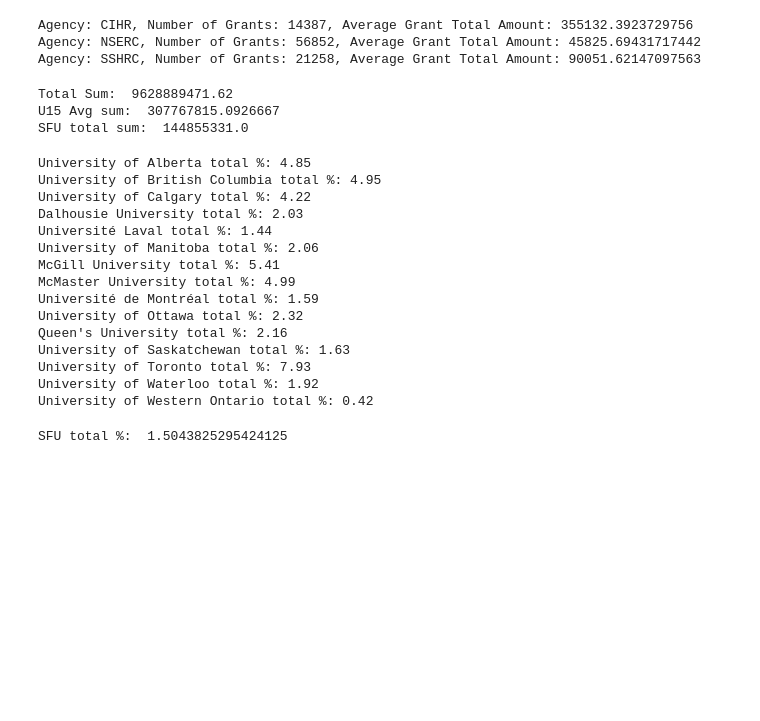
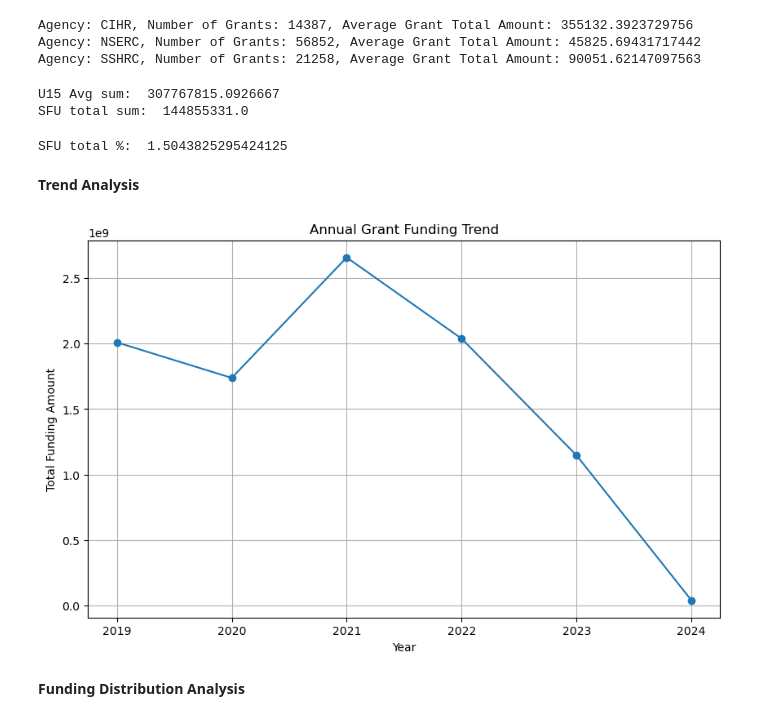
Before and after one commit to sfu-bigdata/Tri-Agency-Grant-Analysis-Trend-Mapping, a Jupyter notebook: data_analysis.ipynb, the cells around one changed output. Cells and saved outputs as stored; diff of their text form; code cells hidden in the pictures; blank space fills up the shorter version.

Commit message:
did further analysis; created visualizations

```diff
--- a/data_analysis.ipynb
+++ b/data_analysis.ipynb
@@ -6,9 +21,9 @@ U15 = ["University of Alberta", "University of British Columbia", "University of
        "Queen's University", "University of Saskatchewan", "University of Toronto", "University of Waterloo", "University of Western Ontario"]
 # %%
 tri_agency_path = "clean_data/TRIAGENCY_DATA.csv"
-TRI_AGENCY_DATA = pd.read_csv(tri_agency_path)
+TRIAGENCY_DATA = pd.read_csv(tri_agency_path)
 
-TRI_AGENCY_DATA.head()
+TRIAGENCY_DATA.head()
 # %% [output]
 |  | Agency | Unique_ID | CompetitionFY | Institution | Total_Amount | Program_Name | Program_Type | Title | ... |
 | 0 | CIHR | 426878.0 | 2019.0 | University of British Columbia | 2556.38 | Institute Community Support Award | Award Program | Identifying health research prior... | ... |
@@ -39,35 +54,38 @@ Agency: CIHR, Number of Grants: 14387, Average Grant Total Amount: 355132.392372
 Agency: NSERC, Number of Grants: 56852, Average Grant Total Amount: 45825.69431717442
 Agency: SSHRC, Number of Grants: 21258, Average Grant Total Amount: 90051.62147097563
 # %%
-U_15_total_sum = TRI_AGENCY_DATA[TRI_AGENCY_DATA["Institution"].isin(U15)]["Total_Amount"].sum()
-print("U15 Avg sum: ", U_15_total_sum/15)
+U15_DATA = TRIAGENCY_DATA[TRIAGENCY_DATA["Institution"].isin(U15)]
+U15_total_sum = U15_DATA["Total_Amount"].sum()
+print("U15 Avg sum: ", U15_total_sum/15)
 
-sfu_total_sum = TRI_AGENCY_DATA[TRI_AGENCY_DATA["Institution"] == "Simon Fraser University"]["Total_Amount"].sum()
+SFU_DATA = TRIAGENCY_DATA[TRIAGENCY_DATA["Institution"] == "Simon Fraser University"]
+sfu_total_sum = SFU_DATA["Total_Amount"].sum()
 print("SFU total sum: ", sfu_total_sum)
 # %% [output]
-Total Sum:  9628889471.62
 U15 Avg sum:  307767815.0926667
 SFU total sum:  144855331.0
 # %%
-for university in U15:
-    print(f"{university} total %: {TRI_AGENCY_DATA[TRI_AGENCY_DATA['Institution'] == university]['Total_Amount'].sum()/total_sum * 100:.2f}")
+# for university in U15:
+#     print(f"{university} total %: {U15_DATA[U15_DATA['Institution'] == university]['Total_Amount'].sum()/total_sum * 100:.2f}")
-# %% [output]
-University of Alberta total %: 4.85
-University of British Columbia total %: 4.95
-University of Calgary total %: 4.22
-Dalhousie University total %: 2.03
-Université Laval total %: 1.44
-University of Manitoba total %: 2.06
-McGill University total %: 5.41
-McMaster University total %: 4.99
-Université de Montréal total %: 1.59
-University of Ottawa total %: 2.32
-Queen's University total %: 2.16
-University of Saskatchewan total %: 1.63
-University of Toronto total %: 7.93
-University of Waterloo total %: 1.92
-University of Western Ontario total %: 0.42
 # %%
 print("SFU total %: ", sfu_total_sum/total_sum * 100)
 # %% [output]
 SFU total %:  1.5043825295424125
+# %% [markdown]
+**Trend Analysis**
+# %%
+# Group by year and sum funding amounts
+df_yearly = TRIAGENCY_DATA.groupby(TRIAGENCY_DATA['CompetitionFY'])['Total_Amount'].sum().reset_index()
+
+# Plotting the trend
+plt.figure(figsize=(10,6))
+plt.plot(df_yearly['CompetitionFY'], df_yearly['Total_Amount'], marker='o')
+plt.title('Annual Grant Funding Trend')
+plt.xlabel('Year')
+plt.ylabel('Total Funding Amount')
+plt.grid(True)
+plt.show()
+# %% [output]
+[figure, added]
+# %% [markdown]
+**Funding Distribution Analysis**
```
Also changed, not shown: parts of 18 cells of this notebook.
